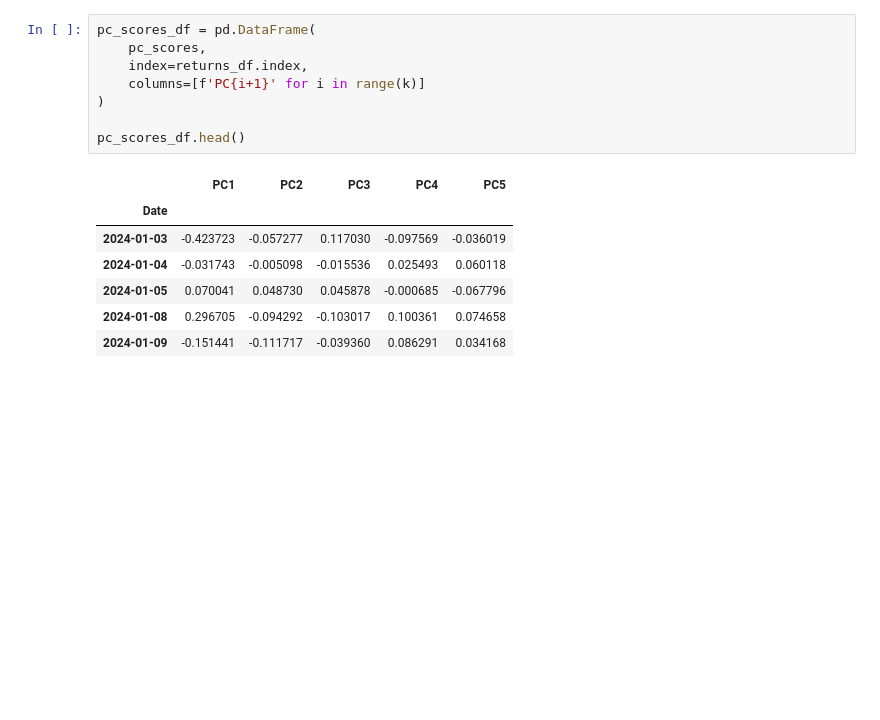
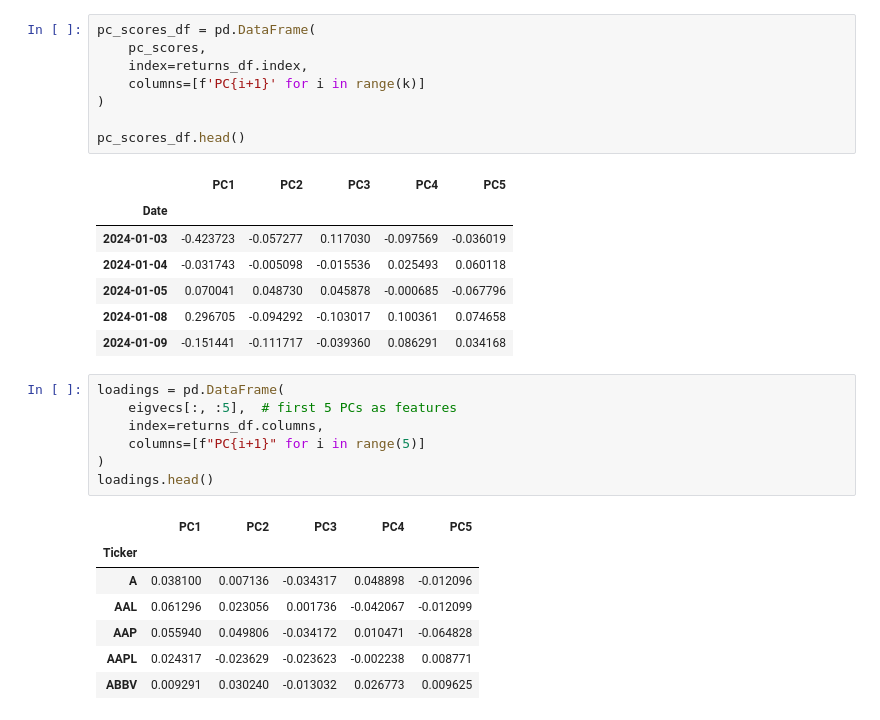
Before and after one commit to germankhivrenko/junkyard, a Jupyter notebook: math/linear_algebra/notebooks/pca.ipynb, the cells around one changed output. Saved outputs shown, nothing was run; the diff lists cells and outputs as text; blank space fills up the shorter version.

Commit message:
Group tickers by PC

```diff
--- a/math/linear_algebra/notebooks/pca.ipynb
+++ b/math/linear_algebra/notebooks/pca.ipynb
@@ -212,3 +217,18 @@ pc_scores_df.head()
 | 2024-01-05 | 0.070041 | 0.048730 | 0.045878 | -0.000685 | -0.067796 |
 | 2024-01-08 | 0.296705 | -0.094292 | -0.103017 | 0.100361 | 0.074658 |
 | 2024-01-09 | -0.151441 | -0.111717 | -0.039360 | 0.086291 | 0.034168 |
+# %%
+loadings = pd.DataFrame(
+    eigvecs[:, :5],  # first 5 PCs as features
+    index=returns_df.columns,
+    columns=[f"PC{i+1}" for i in range(5)]
+)
+loadings.head()
+# %% [output]
+|  | PC1 | PC2 | PC3 | PC4 | PC5 |
+| Ticker |  |  |  |  |  |
+| A | 0.038100 | 0.007136 | -0.034317 | 0.048898 | -0.012096 |
+| AAL | 0.061296 | 0.023056 | 0.001736 | -0.042067 | -0.012099 |
+| AAP | 0.055940 | 0.049806 | -0.034172 | 0.010471 | -0.064828 |
+| AAPL | 0.024317 | -0.023629 | -0.023623 | -0.002238 | 0.008771 |
+| ABBV | 0.009291 | 0.030240 | -0.013032 | 0.026773 | 0.009625 |
```
Also changed, not shown: parts of 3 cells of this notebook.
